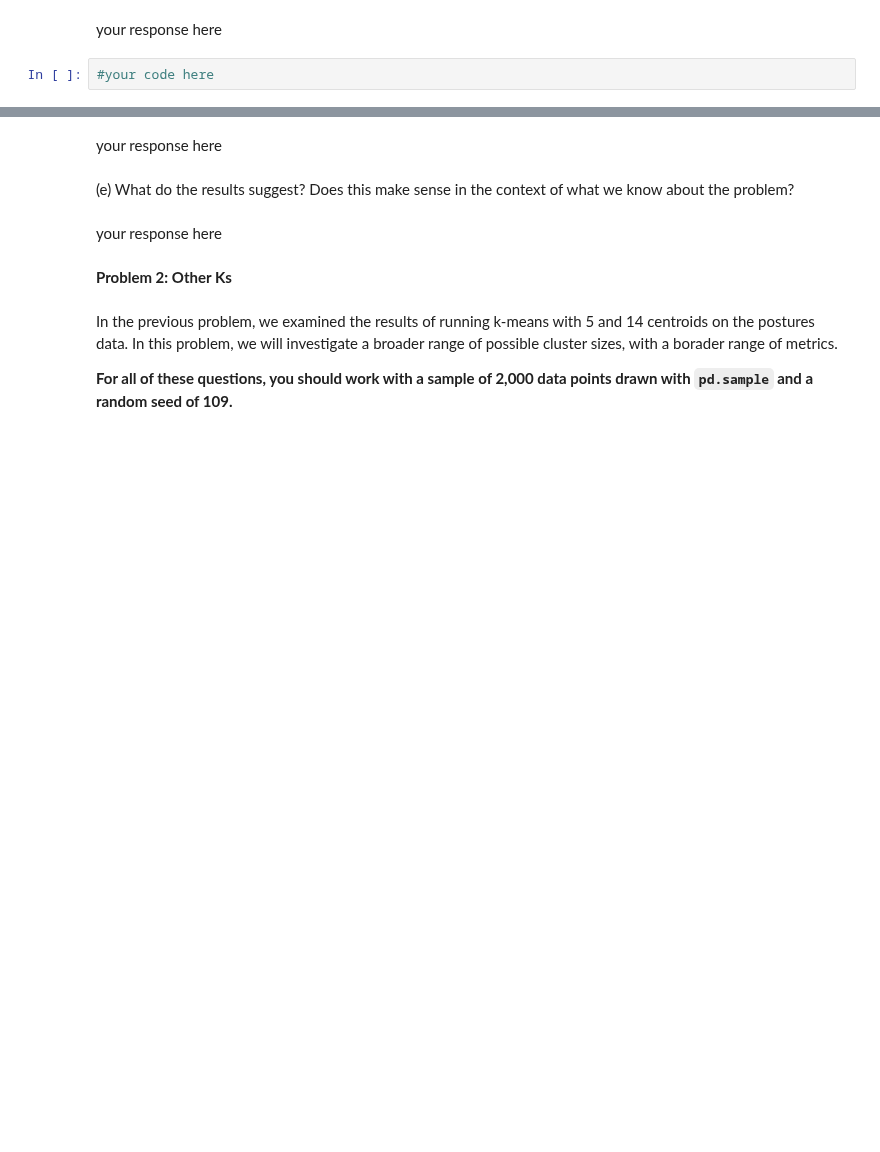
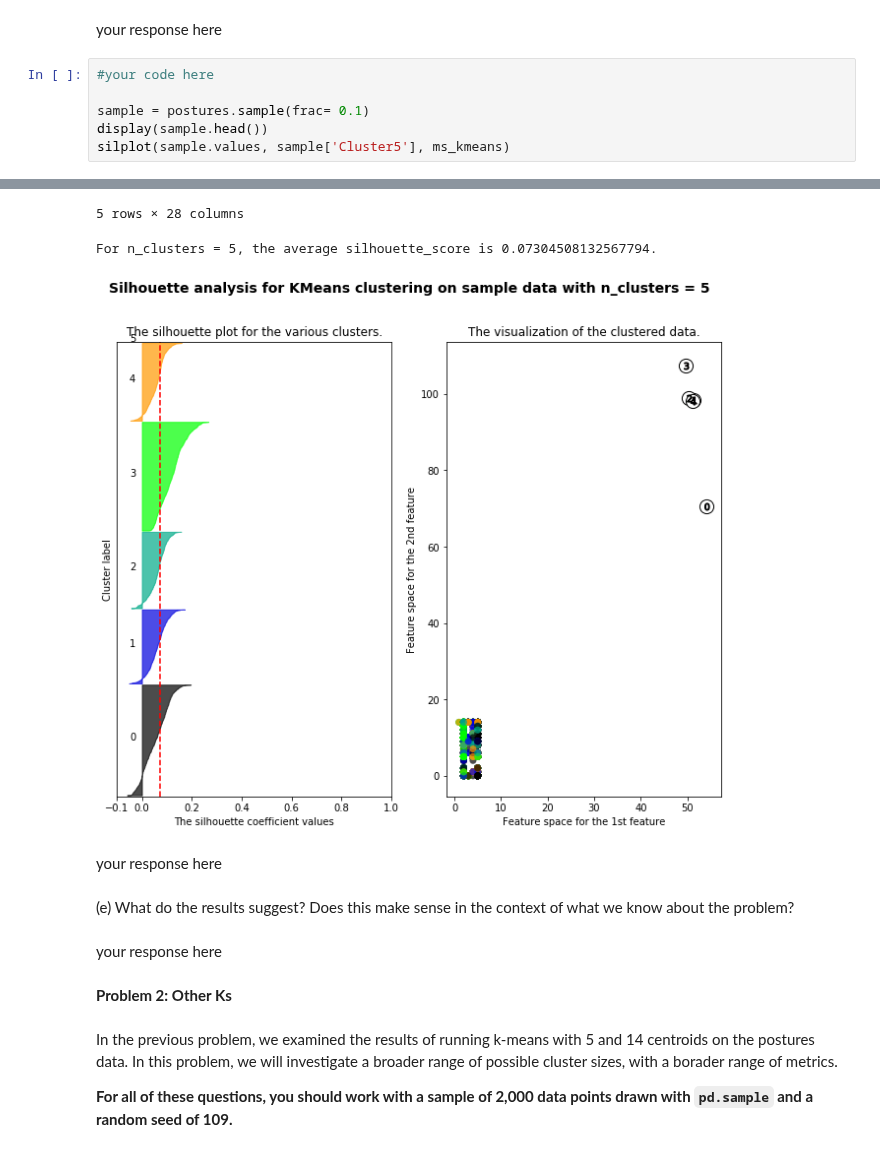
Before and after one commit to jackxxu/2020-CS109B, a Jupyter notebook: content/homeworks/hw02/notebook/cs109b_hw2.ipynb, the cells around one changed output, grey strips where cells are left out. Drawn from its saved outputs; the diff is of its cells as text; blank space fills up the shorter version.

```diff
--- a/content/homeworks/hw02/notebook/cs109b_hw2.ipynb
+++ b/content/homeworks/hw02/notebook/cs109b_hw2.ipynb
@@ -341,4 +346,9 @@ display(postures.head())
 # %% [markdown]
 your response here
-# %%
-#your code here
+# %%
+#your code here
+
+sample = postures.sample(frac= 0.1)
+display(sample.head())
+silplot(sample.values, sample['Cluster5'], ms_kmeans)
+# %% [output]
@@ -345,3 +361,6 @@ your response here
+5 rows × 28 columns
+For n_clusters = 5, the average silhouette_score is 0.07304508132567794.
+[figure, added]
 # %% [markdown]
 your response here
 # %% [markdown]
```
Also changed, not shown: parts of 6 cells of this notebook.
